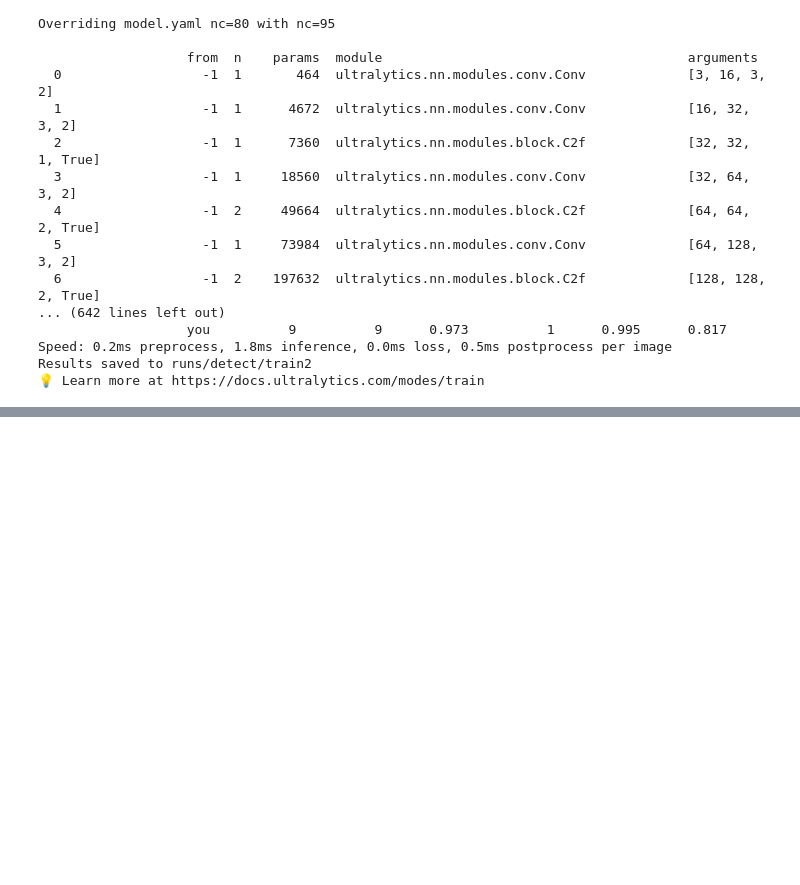
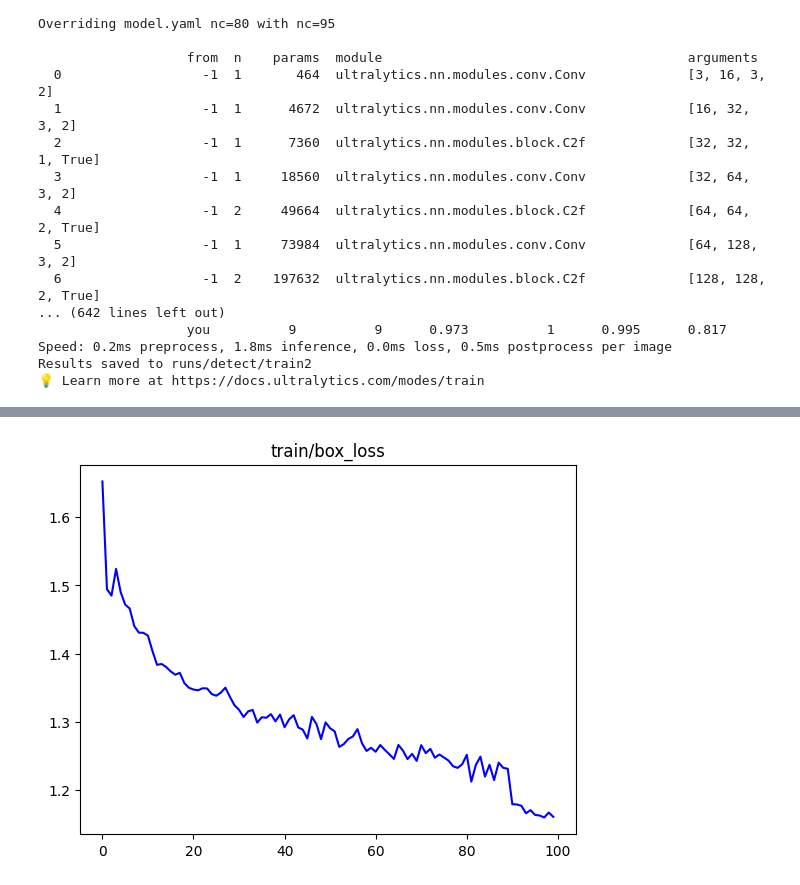
Before and after one commit to ahmedhany14/Egyption-Hieroglyphs-detection, a Jupyter notebook: src/Object Detection/workspaceTrianing.ipynb, the cells around one changed output, grey strips where cells are left out. Cells and saved outputs as stored; diff of their text form; code cells hidden in the pictures; blank space fills up the shorter version.

```diff
--- a/src/Object Detection/workspaceTrianing.ipynb
+++ b/src/Object Detection/workspaceTrianing.ipynb
@@ -271,3 +272,8 @@ Overriding model.yaml nc=80 with nc=95
 Speed: 0.2ms preprocess, 1.8ms inference, 0.0ms loss, 0.5ms postprocess per image
 Results saved to runs/detect/train2
 💡 Learn more at https://docs.ultralytics.com/modes/train
+# %%
+result = pd.read_csv(
+    "/home/hany_jr/Ai/Egyption-Hieroglyphs-detection/src/Object Detection/runs/detect/train2/results.csv"
+)
+result
@@ -273,0 +294,6 @@ Results saved to runs/detect/train2
+# %%
+plt.plot(result["train/box_loss"], label="train/box_loss", color="blue")
+plt.title("train/box_loss")
+plt.show()
+# %% [output]
+[figure, added]
```
Also changed, not shown: parts of 7 cells of this notebook.
